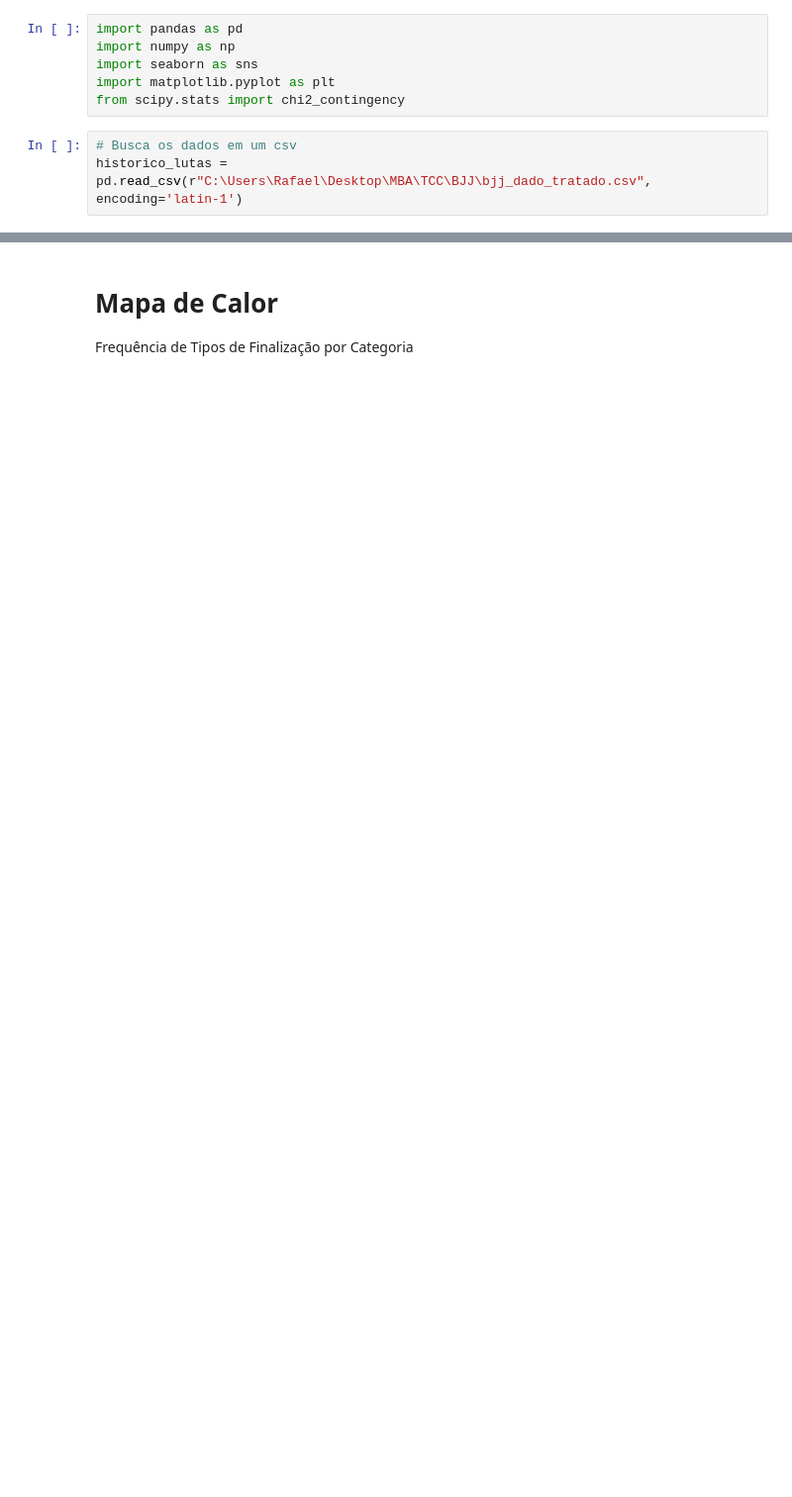
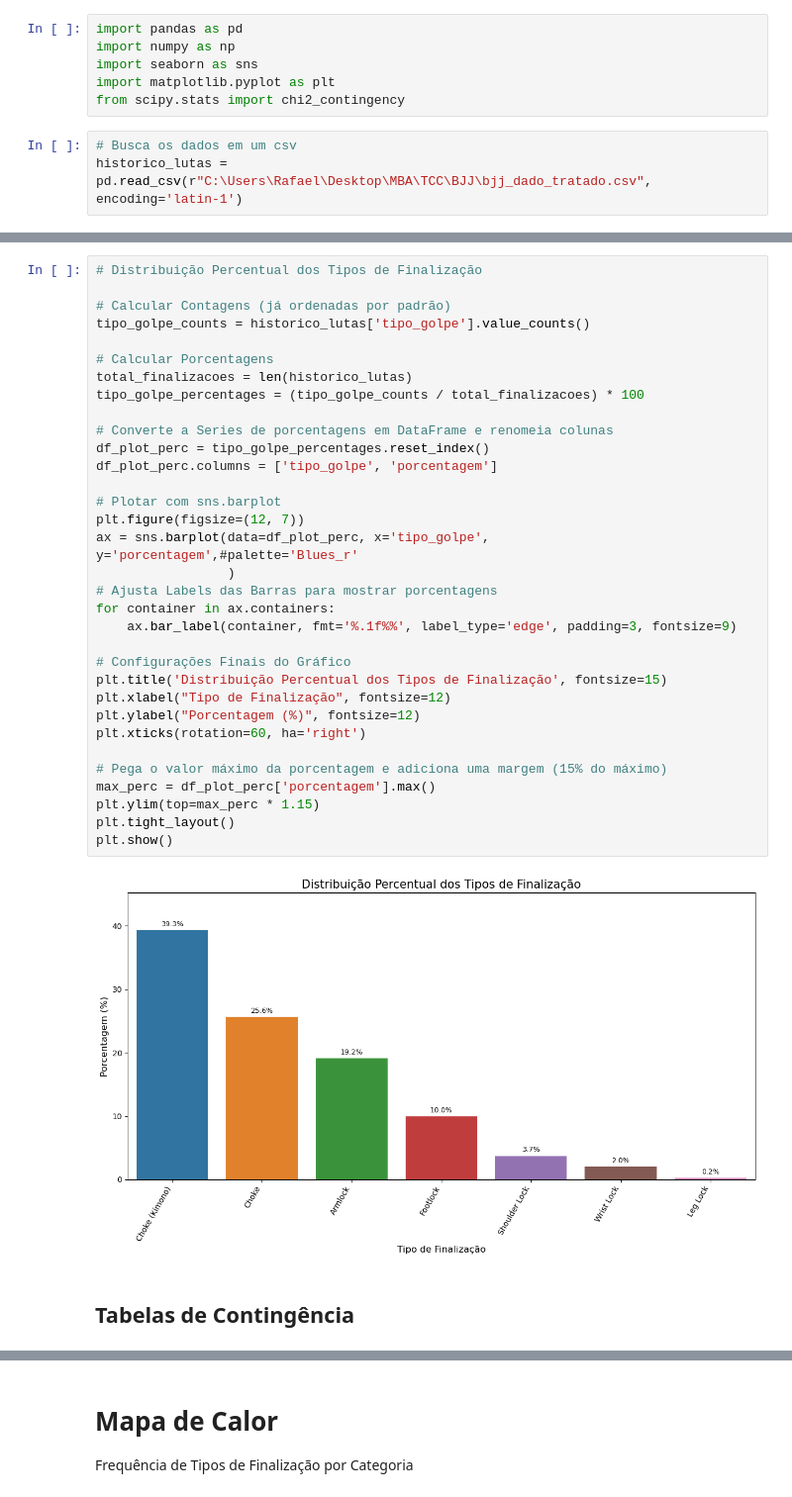
Before and after one commit to rafaelesilva/BJJ, a Jupyter notebook: 3- Análise de Dados e Estatística.ipynb, the cells around one changed output, grey strips where cells are left out. Shown at 99% size. Drawn from its saved outputs; the diff is of its cells as text; blank space fills up the shorter version.

```diff
--- a/3- Análise de Dados e Estatística.ipynb
+++ b/3- Análise de Dados e Estatística.ipynb
@@ -53,0 +48,37 @@ Em termos mais simples: O tipo de finalização utilizado não é aleatório ent
+# %%
+# Distribuição Percentual dos Tipos de Finalização
+
+# Calcular Contagens (já ordenadas por padrão)
+tipo_golpe_counts = historico_lutas['tipo_golpe'].value_counts()
+
+# Calcular Porcentagens
+total_finalizacoes = len(historico_lutas)
+tipo_golpe_percentages = (tipo_golpe_counts / total_finalizacoes) * 100
+
+# Converte a Series de porcentagens em DataFrame e renomeia colunas
+df_plot_perc = tipo_golpe_percentages.reset_index()
+df_plot_perc.columns = ['tipo_golpe', 'porcentagem']
+
+# Plotar com sns.barplot
+plt.figure(figsize=(12, 7))
+ax = sns.barplot(data=df_plot_perc, x='tipo_golpe', y='porcentagem',#palette='Blues_r'
+                 )
+# Ajusta Labels das Barras para mostrar porcentagens
+for container in ax.containers:
+    ax.bar_label(container, fmt='%.1f%%', label_type='edge', padding=3, fontsize=9)
+
+# Configurações Finais do Gráfico
+plt.title('Distribuição Percentual dos Tipos de Finalização', fontsize=15)
+plt.xlabel("Tipo de Finalização", fontsize=12)
+plt.ylabel("Porcentagem (%)", fontsize=12)
+plt.xticks(rotation=60, ha='right')
+
+# Pega o valor máximo da porcentagem e adiciona uma margem (15% do máximo)
+max_perc = df_plot_perc['porcentagem'].max()
+plt.ylim(top=max_perc * 1.15)
+plt.tight_layout()
+plt.show()
+# %% [output]
+[figure, added]
+# %% [markdown]
+## Tabelas de Contingência
```
Also changed, not shown: parts of 23 cells of this notebook, 3 other files.
